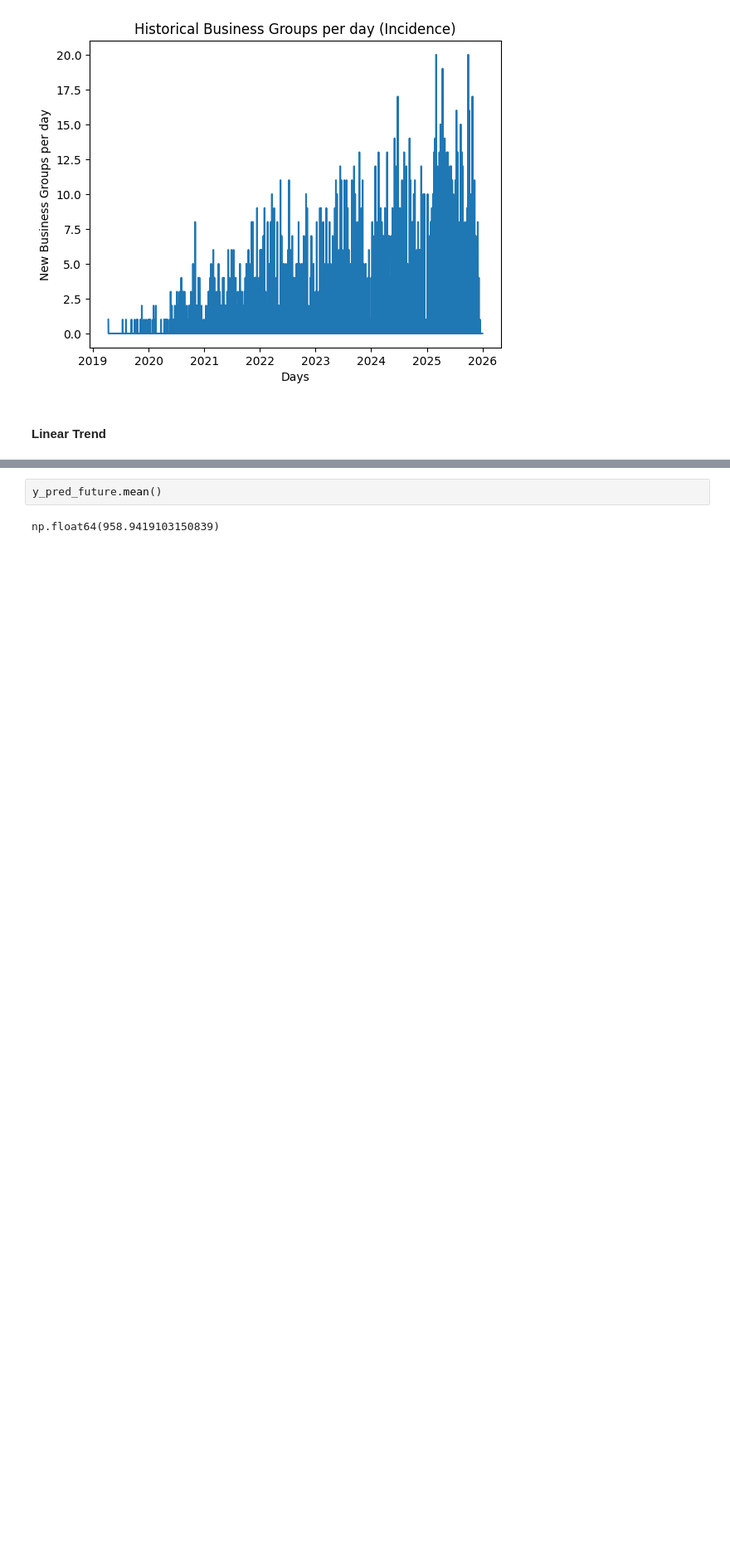
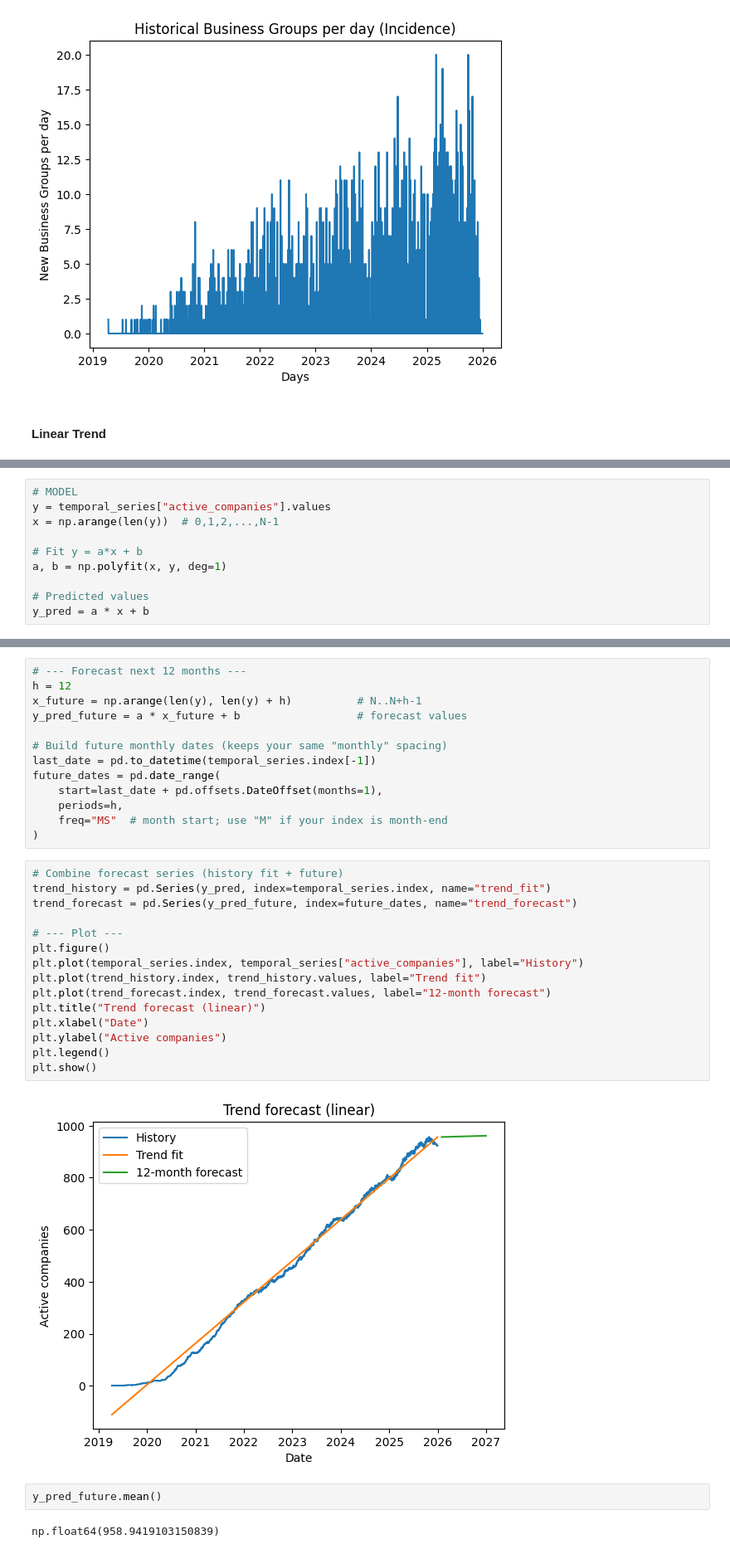
Before and after one commit to LinaMRuizG/Data-Analyst-Automation-Specialist-Test-Trial, a Jupyter notebook: solution.ipynb, the cells around one changed output, grey strips where cells are left out. Shown at 83% size. Saved outputs shown, nothing was run; the diff lists cells and outputs as text; blank space fills up the shorter version.

```diff
--- a/solution.ipynb
+++ b/solution.ipynb
@@ -505,0 +473,10 @@ array([956.55237002, 956.98683189, 957.42129376, 957.85575564,
+# %%
+# MODEL
+y = temporal_series["active_companies"].values
+x = np.arange(len(y))  # 0,1,2,...,N-1
+
+# Fit y = a*x + b
+a, b = np.polyfit(x, y, deg=1)
+
+# Predicted values
+y_pred = a * x + b
@@ -506,3 +497,33 @@ array([956.55237002, 956.98683189, 957.42129376, 957.85575564,
+# %%
+# --- Forecast next 12 months ---
+h = 12
+x_future = np.arange(len(y), len(y) + h)          # N..N+h-1
+y_pred_future = a * x_future + b                  # forecast values
+
+# Build future monthly dates (keeps your same "monthly" spacing)
+last_date = pd.to_datetime(temporal_series.index[-1])
+future_dates = pd.date_range(
+    start=last_date + pd.offsets.DateOffset(months=1),
+    periods=h,
+    freq="MS"  # month start; use "M" if your index is month-end
+)
+# %%
+# Combine forecast series (history fit + future)
+trend_history = pd.Series(y_pred, index=temporal_series.index, name="trend_fit")
+trend_forecast = pd.Series(y_pred_future, index=future_dates, name="trend_forecast")
+
+# --- Plot ---
+plt.figure()
+plt.plot(temporal_series.index, temporal_series["active_companies"], label="History")
+plt.plot(trend_history.index, trend_history.values, label="Trend fit")
+plt.plot(trend_forecast.index, trend_forecast.values, label="12-month forecast")
+plt.title("Trend forecast (linear)")
+plt.xlabel("Date")
+plt.ylabel("Active companies")
+plt.legend()
+plt.show()
+# %% [output]
+[figure, added]
 # %%
 y_pred_future.mean()
 # %% [output]
```
Also changed, not shown: parts of 28 cells of this notebook.
